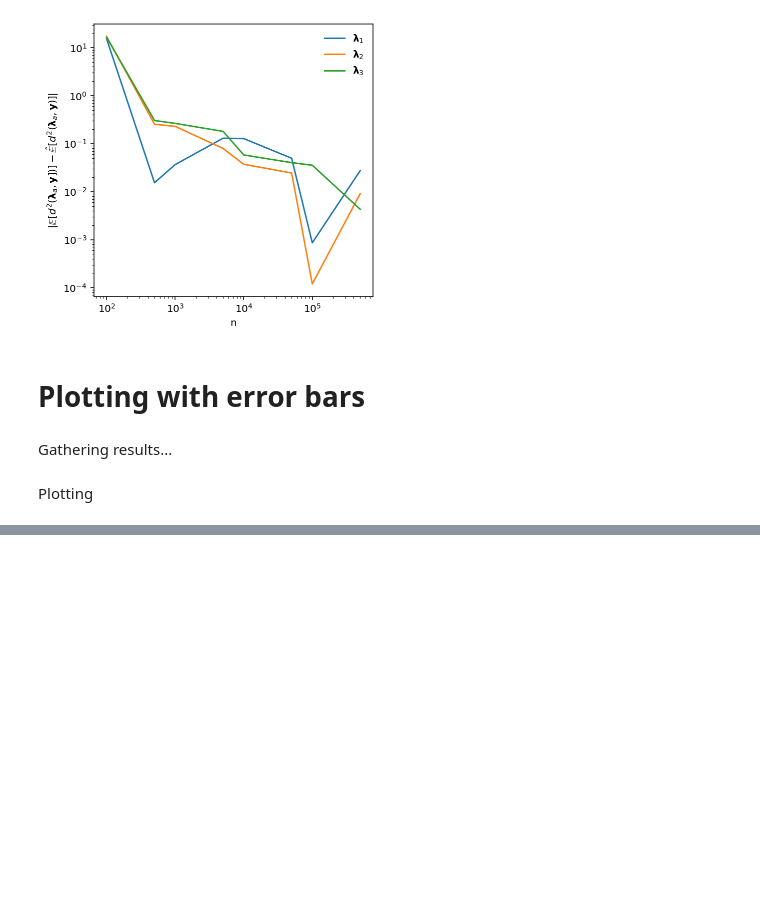
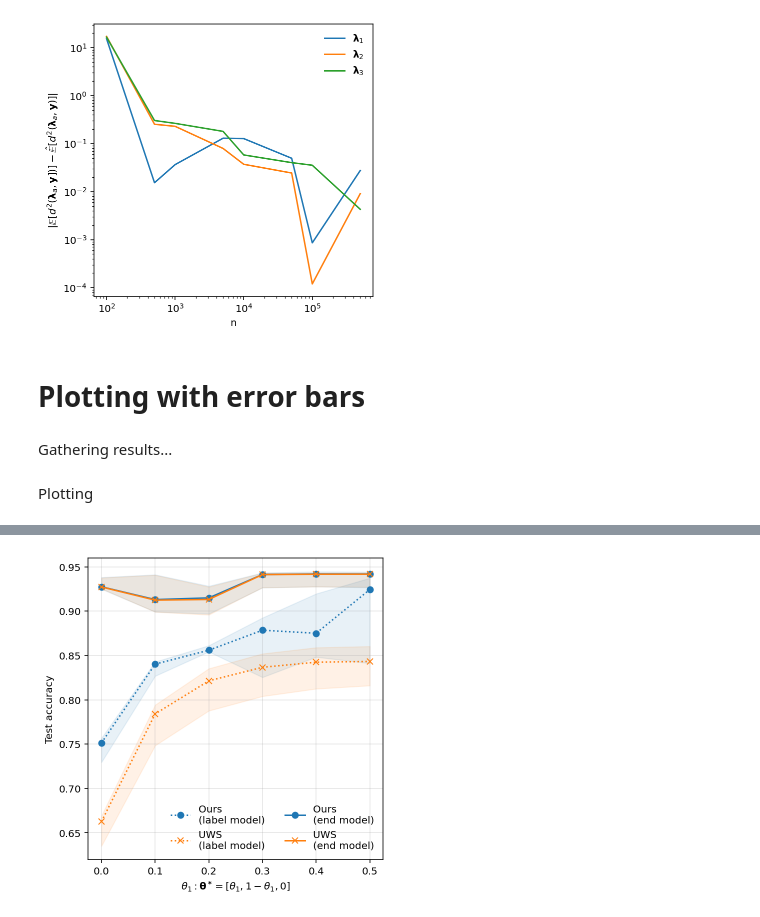
Before and after one commit to SprocketLab/WS-Structured-Prediction, a Jupyter notebook: notebooks/plots_ranking.ipynb, the cells around one changed output, grey strips where cells are left out. Saved outputs shown, nothing was run; the diff lists cells and outputs as text; code cells hidden in the pictures; blank space fills up the shorter version.

```diff
--- a/notebooks/plots_ranking.ipynb
+++ b/notebooks/plots_ranking.ipynb
@@ -235,0 +285,42 @@ plt.show()
+# %%
+# Plotting
+plt.figure(figsize=(5, 5))
+
+thetas = [float(t) for t in thetas]
+
+q = 0.25
+mean0 = np.median(lm_accs_seeds, axis=0)
+max0 = np.quantile(lm_accs_seeds, 1.0 - q, axis=0)
+min0 = np.quantile(lm_accs_seeds, q, axis=0)
+plt.plot(thetas, mean0, label='Ours \n(label model)', marker='o', color='C0', linestyle=':')
+plt.fill_between(thetas, min0, max0, alpha=0.1, color='C0')
+
+mean1 = np.median(lm_accs_uws_seeds, axis=0)
+max1 = np.quantile(lm_accs_uws_seeds, 1.0 - q, axis=0)
+min1 = np.quantile(lm_accs_uws_seeds, q, axis=0)
+plt.plot(thetas, mean1, label='UWS \n(label model)', marker='x', color='C1', linestyle=':')
+plt.fill_between(thetas, min1, max1, alpha=0.1, color='C1')
+
+mean0 = np.median(em_accs_seeds, axis=0)
+max0 = np.quantile(em_accs_seeds, 1.0 - q, axis=0)
+min0 = np.quantile(em_accs_seeds, q, axis=0)
+plt.plot(thetas, mean0, label='Ours \n(end model)', marker='o', color='C0')
+plt.fill_between(thetas, min0, max0, alpha=0.1, color='C0')
+
+mean1 = np.median(em_accs_uws_seeds, axis=0)
+max1 = np.quantile(em_accs_uws_seeds, 1.0 - q, axis=0)
+min1 = np.quantile(em_accs_uws_seeds, q, axis=0)
+plt.plot(thetas, mean1, label='UWS \n(end model)', marker='x', color='C1')
+plt.fill_between(thetas, min1, max1, alpha=0.1, color='C1')
+
+#plt.xscale('log')
+plt.xlabel(r'$\theta_1: \mathbf{\theta^*} = [\theta_1, 1 - \theta_1, 0]$')
+#plt.yscale('log')
+plt.ylabel(r'Test accuracy')
+plt.legend(frameon=False, ncol=2)
+plt.grid(True, which="both", ls="-", alpha=0.3, color='0.65')
+plt.tight_layout()
+plt.savefig('endmodel_ranking_theta.pdf')
+plt.show()
+# %% [output]
+[figure, added]
```
Also changed, not shown: parts of 8 cells of this notebook, 9 other files.
